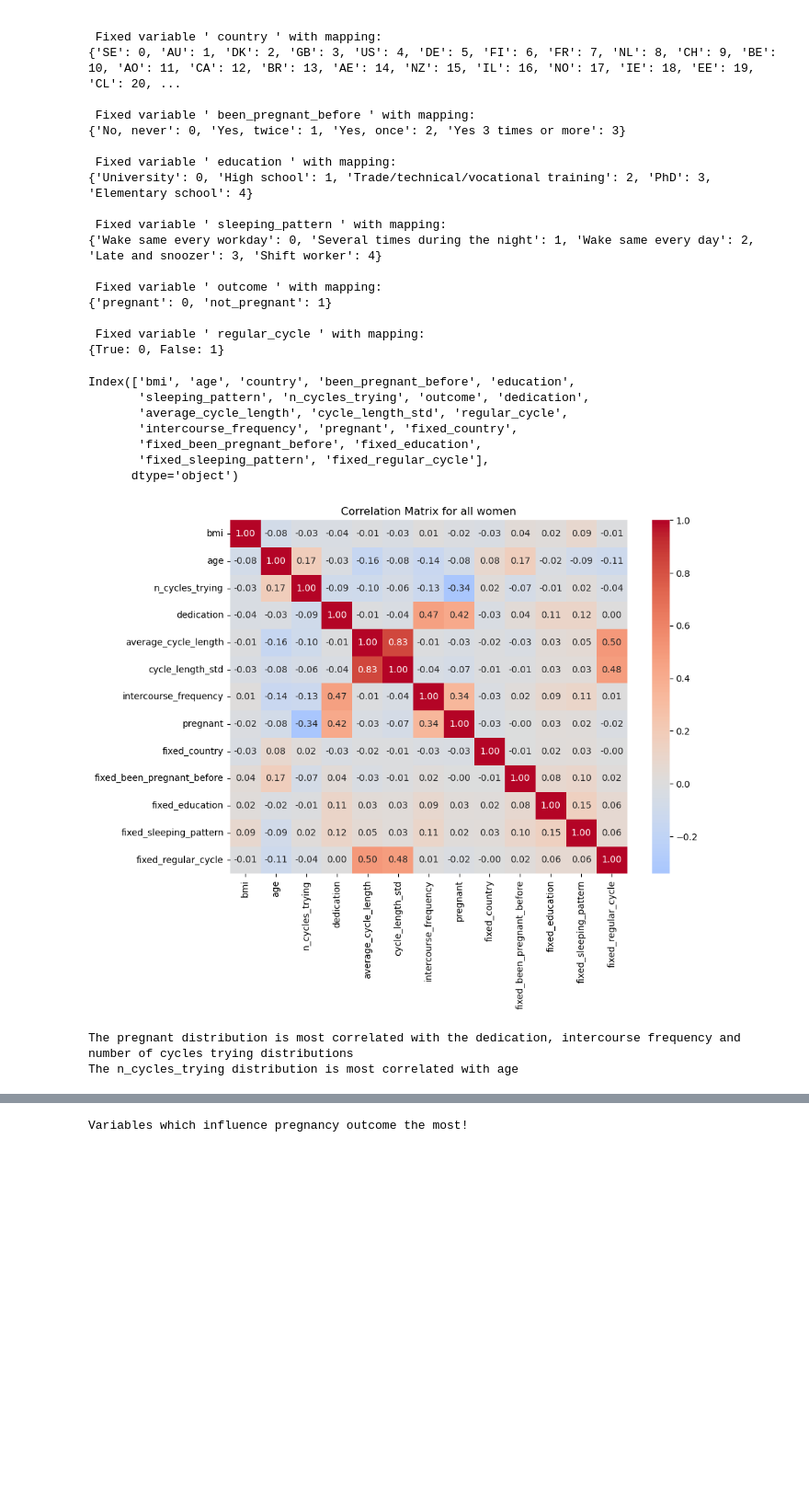
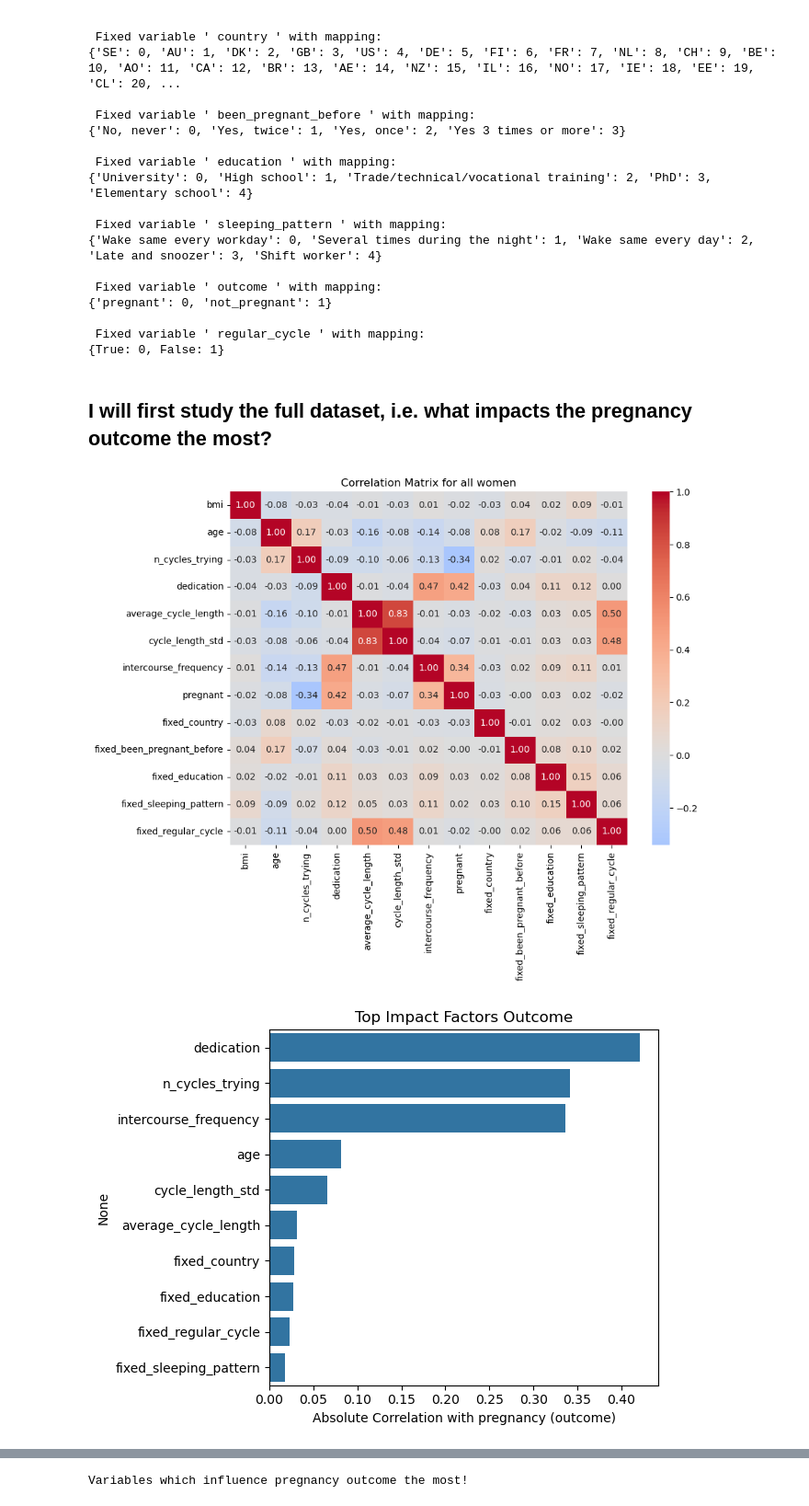
Before and after one commit to LauraPereiraSanchez/NC_data_analysis, a Jupyter notebook: interview.ipynb, the cells around one changed output, grey strips where cells are left out. Shown at 92% size. Drawn from its saved outputs; the diff is of its cells as text; code cells hidden in the pictures; blank space fills up the shorter version.

```diff
--- a/interview.ipynb
+++ b/interview.ipynb
@@ -213,31 +226,30 @@ The following variables are problematic becuase they contain non numerical value
 # %%
 # removing fixed outcome column because it represents the same as pregnant column
 df = df.drop(["fixed_outcome"], axis =1 )
-
-print(df.columns)
+#print(df.columns)
-# %% [output]
-Index(['bmi', 'age', 'country', 'been_pregnant_before', 'education',
-       'sleeping_pattern', 'n_cycles_trying', 'outcome', 'dedication',
-       'average_cycle_length', 'cycle_length_std', 'regular_cycle',
-       'intercourse_frequency', 'pregnant', 'fixed_country',
-       'fixed_been_pregnant_before', 'fixed_education',
-       'fixed_sleeping_pattern', 'fixed_regular_cycle'],
-      dtype='object')
+# %% [markdown]
+## I will first study the full dataset, i.e. what impacts the pregnancy outcome the most?
 # %%
 
 correlation_matrix = df.corr(numeric_only=True)  # Avoids errors from non-numeric cols
 
 import seaborn as sns
 
 plt.figure(figsize=(10, 8))
 sns.heatmap(correlation_matrix, annot=True, fmt=".2f", cmap="coolwarm", center=0)
 plt.title("Correlation Matrix for all women")
 plt.tight_layout()
 plt.show()
 
-print("The pregnant distribution is most correlated with the dedication, intercourse frequency and number of cycles trying distributions")
-print("The n_cycles_trying distribution is most correlated with age")
+#print("The pregnant distribution is most correlated with the dedication, intercourse frequency and number of cycles trying distributions")
+
+top_corr = correlation_matrix["pregnant"].drop("pregnant").abs().sort_values(ascending=False).head(10)
+
+sns.barplot(x=top_corr.values, y=top_corr.index)
+plt.title("Top Impact Factors Outcome")
+plt.xlabel("Absolute Correlation with pregnancy (outcome)")
+plt.tight_layout()
+plt.show()
 # %% [output]
 [figure]
-The pregnant distribution is most correlated with the dedication, intercourse frequency and number of cycles trying distributions
-The n_cycles_trying distribution is most correlated with age
+[figure, added]
```
Also changed, not shown: parts of 15 cells of this notebook.
